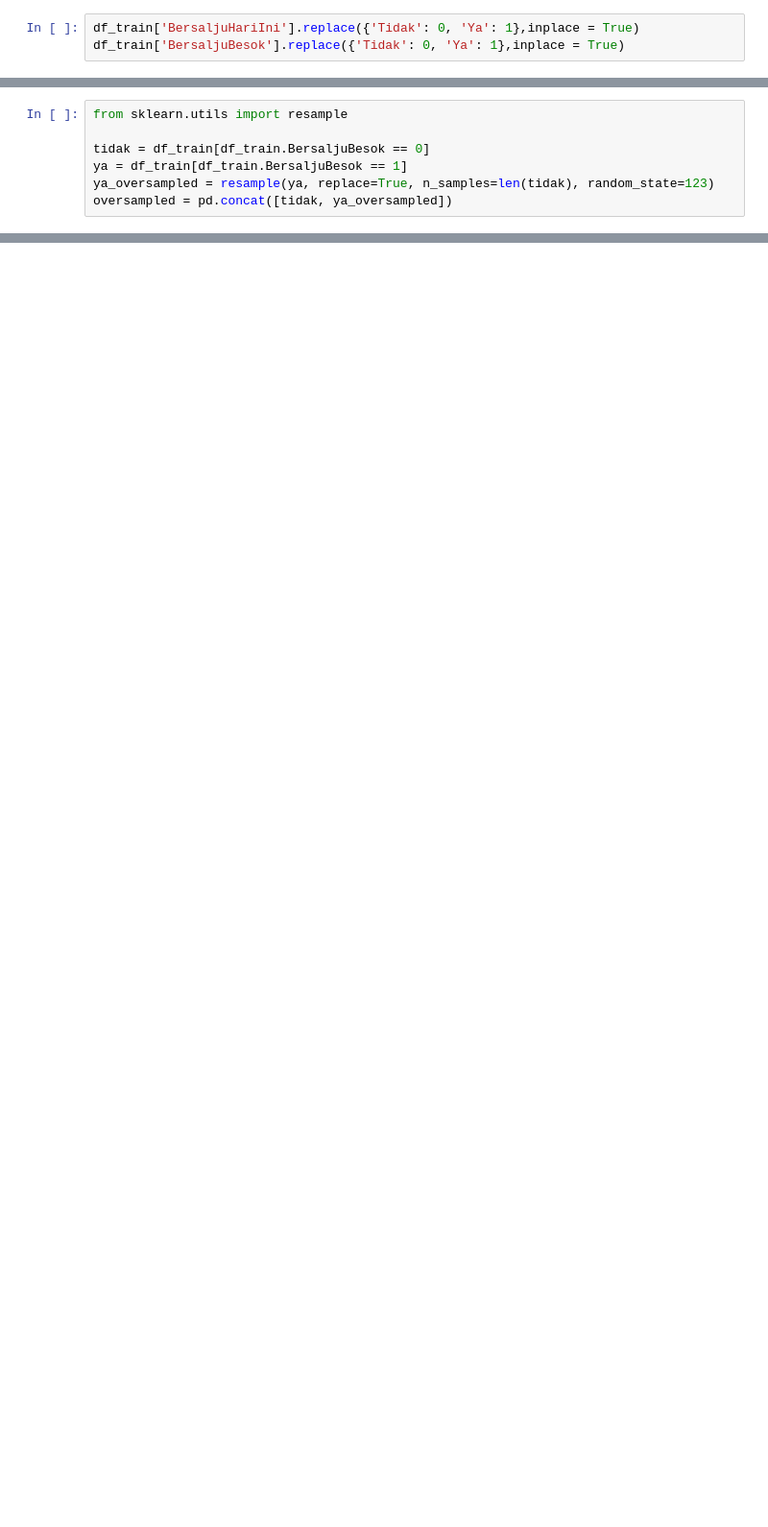
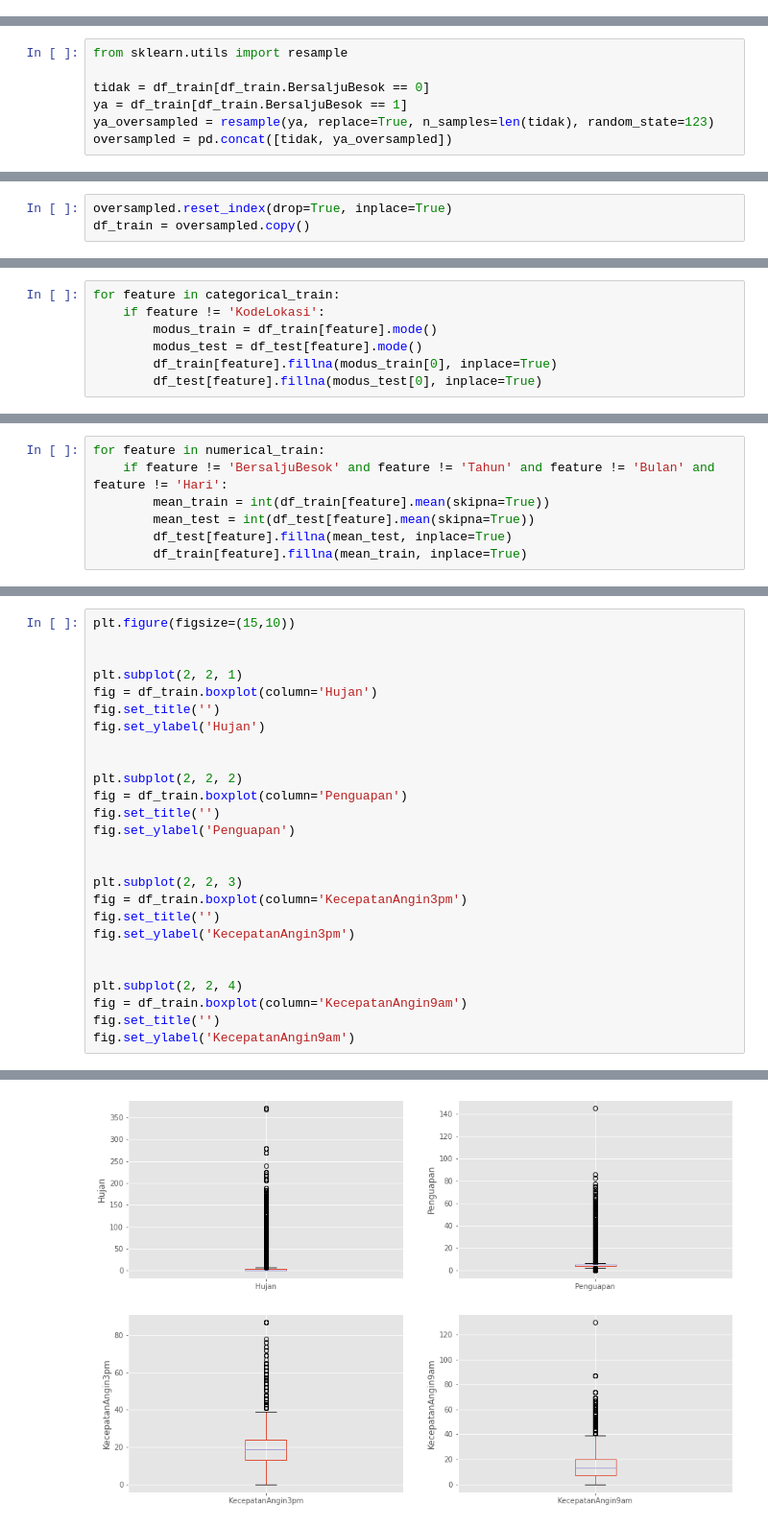
Before and after one commit to RezaAYahya/Classification, a Jupyter notebook: Classification_Salju.ipynb, the cells around one changed output, grey strips where cells are left out. Shown at 96% size. Drawn from its saved outputs; the diff is of its cells as text; blank space fills up the shorter version.

```diff
--- a/Classification_Salju.ipynb
+++ b/Classification_Salju.ipynb
@@ -344,5 +454,2 @@ plt.show()
 # %% [markdown]
 ### Handling Class Imbalance
-# %%
-df_train['BersaljuHariIni'].replace({'Tidak': 0, 'Ya': 1},inplace = True)
-df_train['BersaljuBesok'].replace({'Tidak': 0, 'Ya': 1},inplace = True)
@@ -451,0 +477,3 @@ df_test.drop(['Tanggal'], axis=1, inplace = True)
+# %%
+oversampled.reset_index(drop=True, inplace=True)
+df_train = oversampled.copy()
@@ -451,0 +502,7 @@ df_test.drop(['Tanggal'], axis=1, inplace = True)
+# %%
+for feature in categorical_train:
+    if feature != 'KodeLokasi':
+        modus_train = df_train[feature].mode()
+        modus_test = df_test[feature].mode()
+        df_train[feature].fillna(modus_train[0], inplace=True)
+        df_test[feature].fillna(modus_test[0], inplace=True)
@@ -451,0 +551,7 @@ df_test.drop(['Tanggal'], axis=1, inplace = True)
+# %%
+for feature in numerical_train:
+    if feature != 'BersaljuBesok' and feature != 'Tahun' and feature != 'Bulan' and feature != 'Hari':
+        mean_train = int(df_train[feature].mean(skipna=True))
+        mean_test = int(df_test[feature].mean(skipna=True))
+        df_test[feature].fillna(mean_test, inplace=True)
+        df_train[feature].fillna(mean_train, inplace=True)
@@ -451,0 +631,27 @@ df_test.drop(['Tanggal'], axis=1, inplace = True)
+# %%
+plt.figure(figsize=(15,10))
+
+
+plt.subplot(2, 2, 1)
+fig = df_train.boxplot(column='Hujan')
+fig.set_title('')
+fig.set_ylabel('Hujan')
+
+
+plt.subplot(2, 2, 2)
+fig = df_train.boxplot(column='Penguapan')
+fig.set_title('')
+fig.set_ylabel('Penguapan')
+
+
+plt.subplot(2, 2, 3)
+fig = df_train.boxplot(column='KecepatanAngin3pm')
+fig.set_title('')
+fig.set_ylabel('KecepatanAngin3pm')
+
+
+plt.subplot(2, 2, 4)
+fig = df_train.boxplot(column='KecepatanAngin9am')
+fig.set_title('')
+fig.set_ylabel('KecepatanAngin9am')
+# %% [output]
@@ -451,0 +659 @@ df_test.drop(['Tanggal'], axis=1, inplace = True)
+[figure, added]
```
Also changed, not shown: parts of 75 cells of this notebook.
